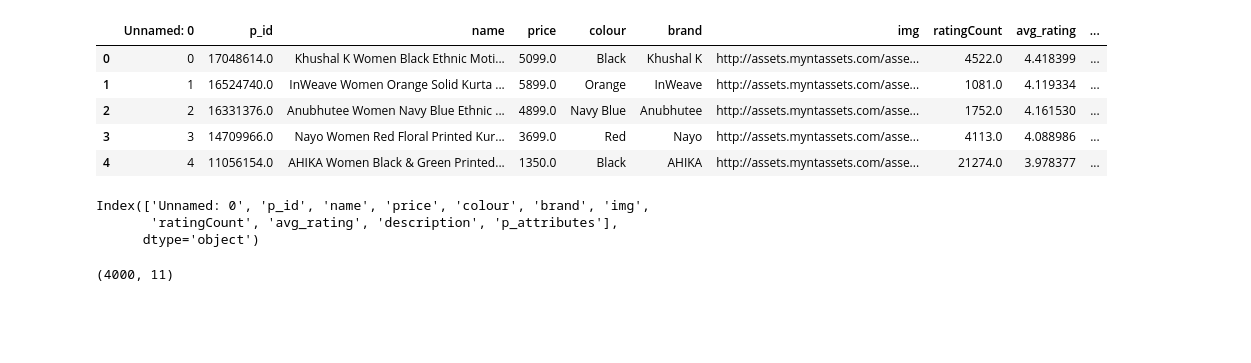
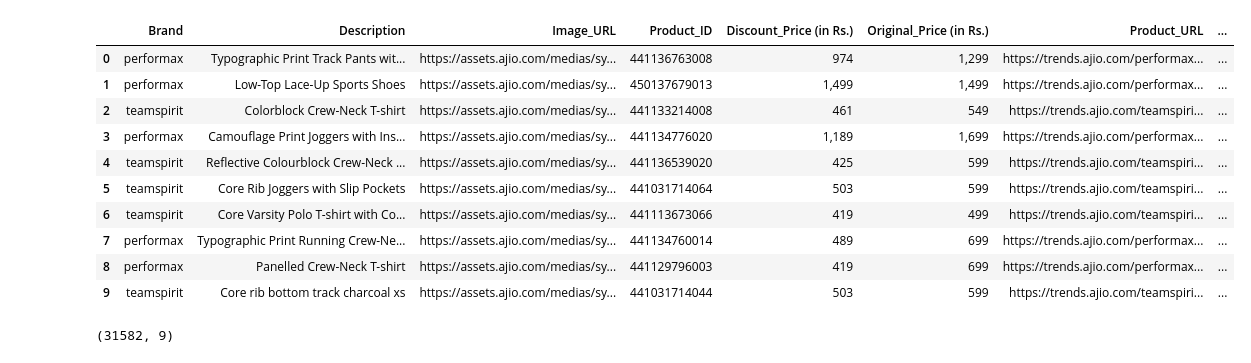
Before and after one commit to sai-darshan-k/Computer-Vision, a Jupyter notebook: fashion.ipynb, the cells around one changed output. Saved outputs shown, nothing was run; the diff lists cells and outputs as text; code cells hidden in the pictures; blank space fills up the shorter version.

```diff
--- a/fashion.ipynb
+++ b/fashion.ipynb
@@ -7,21 +8,19 @@ import numpy as np
 # %%
-data = pd.read_csv('Fashion Dataset.csv').head(4000)
+data=pd.read_csv("D:\\dataset for lab programs\\Case Study Project\\Reliance Trends Fashion.csv")
+data.head(10)
+# %% [output]
+|  | Brand | Description | Image_URL | Product_ID | Discount_Price (in Rs.) | Original_Price (in Rs.) | Product_URL | ... |
+| 0 | performax | Typographic Print Track Pants wit... | https://assets.ajio.com/medias/sy... | 441136763008 | 974 | 1,299 | https://trends.ajio.com/performax... | ... |
+| 1 | performax | Low-Top Lace-Up Sports Shoes | https://assets.ajio.com/medias/sy... | 450137679013 | 1,499 | 1,499 | https://trends.ajio.com/performax... | ... |
+| 2 | teamspirit | Colorblock Crew-Neck T-shirt | https://assets.ajio.com/medias/sy... | 441133214008 | 461 | 549 | https://trends.ajio.com/teamspiri... | ... |
+| 3 | performax | Camouflage Print Joggers with Ins... | https://assets.ajio.com/medias/sy... | 441134776020 | 1,189 | 1,699 | https://trends.ajio.com/performax... | ... |
+| 4 | teamspirit | Reflective Colourblock Crew-Neck ... | https://assets.ajio.com/medias/sy... | 441136539020 | 425 | 599 | https://trends.ajio.com/teamspiri... | ... |
+| 5 | teamspirit | Core Rib Joggers with Slip Pockets | https://assets.ajio.com/medias/sy... | 441031714064 | 503 | 599 | https://trends.ajio.com/teamspiri... | ... |
+| 6 | teamspirit | Core Varsity Polo T-shirt with Co... | https://assets.ajio.com/medias/sy... | 441113673066 | 419 | 499 | https://trends.ajio.com/teamspiri... | ... |
+| 7 | performax | Typographic Print Running Crew-Ne... | https://assets.ajio.com/medias/sy... | 441134760014 | 489 | 699 | https://trends.ajio.com/performax... | ... |
+| 8 | performax | Panelled Crew-Neck T-shirt | https://assets.ajio.com/medias/sy... | 441129796003 | 419 | 699 | https://trends.ajio.com/performax... | ... |
+| 9 | teamspirit | Core rib bottom track charcoal xs | https://assets.ajio.com/medias/sy... | 441031714044 | 503 | 599 | https://trends.ajio.com/teamspiri... | ... |
-# %%
-data.head(5)
-# %% [output]
-|  | Unnamed: 0 | p_id | name | price | colour | brand | img | ratingCount | avg_rating | ... |
-| 0 | 0 | 17048614.0 | Khushal K Women Black Ethnic Moti... | 5099.0 | Black | Khushal K | http://assets.myntassets.com/asse... | 4522.0 | 4.418399 | ... |
-| 1 | 1 | 16524740.0 | InWeave Women Orange Solid Kurta ... | 5899.0 | Orange | InWeave | http://assets.myntassets.com/asse... | 1081.0 | 4.119334 | ... |
-| 2 | 2 | 16331376.0 | Anubhutee Women Navy Blue Ethnic ... | 4899.0 | Navy Blue | Anubhutee | http://assets.myntassets.com/asse... | 1752.0 | 4.161530 | ... |
-| 3 | 3 | 14709966.0 | Nayo Women Red Floral Printed Kur... | 3699.0 | Red | Nayo | http://assets.myntassets.com/asse... | 4113.0 | 4.088986 | ... |
-| 4 | 4 | 11056154.0 | AHIKA Women Black & Green Printed... | 1350.0 | Black | AHIKA | http://assets.myntassets.com/asse... | 21274.0 | 3.978377 | ... |
-# %%
-data.columns
-# %% [output]
-Index(['Unnamed: 0', 'p_id', 'name', 'price', 'colour', 'brand', 'img',
-       'ratingCount', 'avg_rating', 'description', 'p_attributes'],
-      dtype='object')
 # %%
 data.shape
 # %% [output]
-(4000, 11)
+(31582, 9)
```
Also changed, not shown: parts of 40 cells of this notebook.
